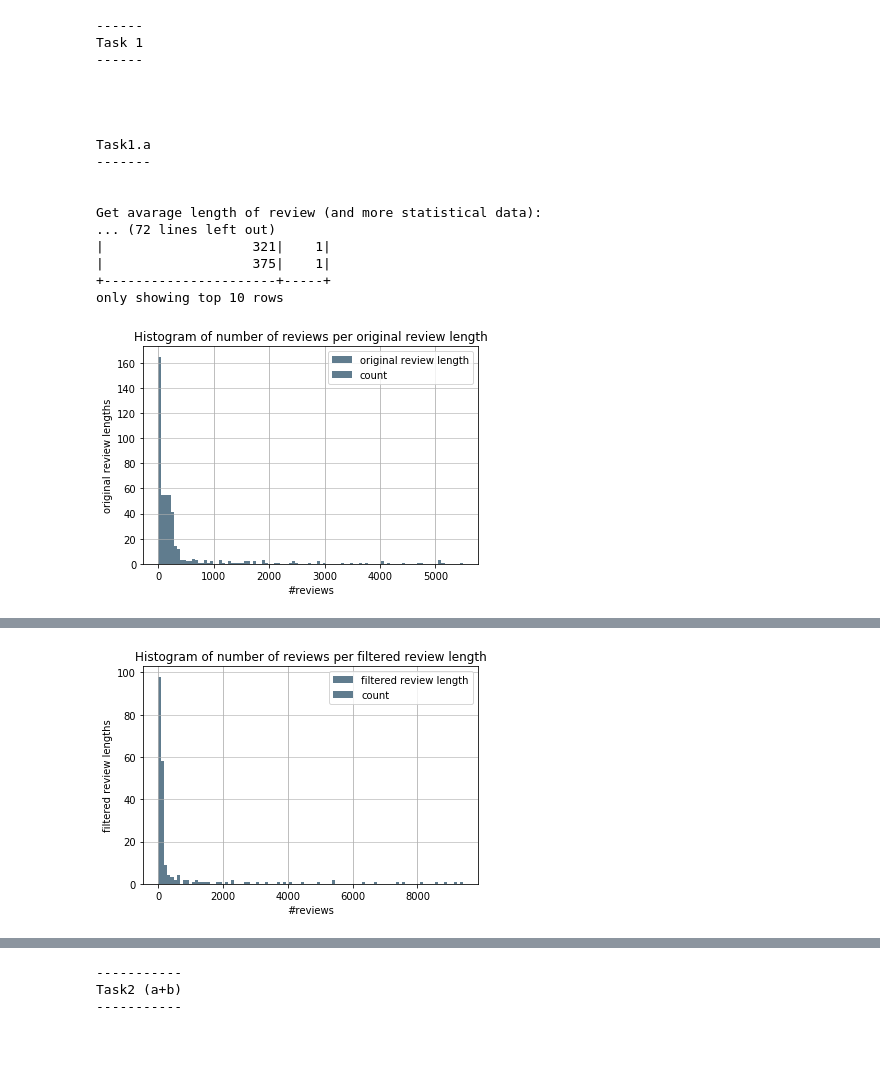
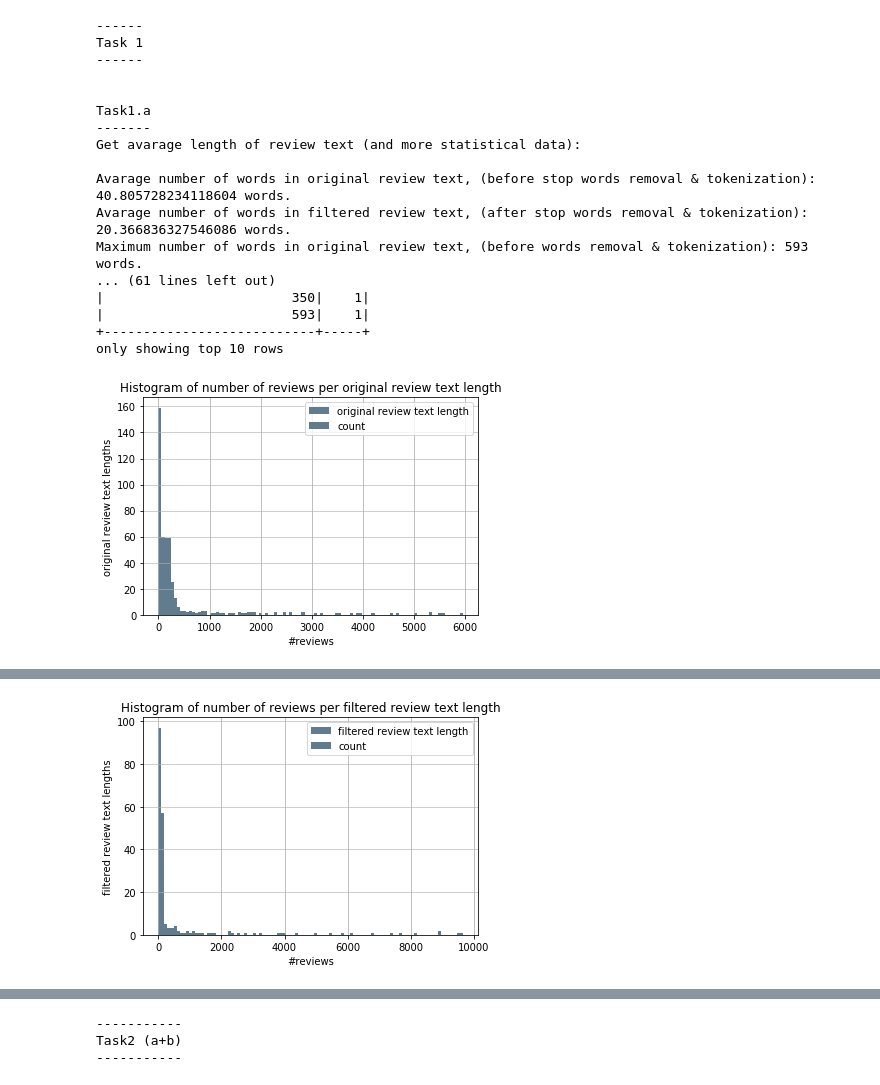
Before and after one commit to zorik9/big-data-analysis-course, a Jupyter notebook: exercises/exe3/exe3.ipynb, the cells around one changed output, grey strips where cells are left out. Drawn from its saved outputs; the diff is of its cells as text; code cells hidden in the pictures; blank space fills up the shorter version.

```diff
--- a/exercises/exe3/exe3.ipynb
+++ b/exercises/exe3/exe3.ipynb
@@ -330,43 +385,49 @@ only showing top 20 rows
 displayTitle("Task 1")
 
 displaySubTitle("Task1.a")
-print("Get avarage length of review (and more statistical data):\n")
+print("Get avarage length of review text (and more statistical data):\n")
 
-mean_words_len = filteredData.agg(F.mean("tokens"))
-mean_filtered_words_len = filteredData.agg(F.mean("count_filtered"))
+mean_original_review_len = filteredData.agg(F.mean('countTextWords'))
+mean_filtered_review_len = filteredData.agg(F.mean('countTextFiltered'))
 
-print("Avarage number of words in review, before words removal & tokenization: " + repr(mean_words_len.head()[0]) + " words.")
-print("Avarage number of words in review, after stop words removal & tokenization: " + repr(mean_filtered_words_len.head()[0]) + " words.")
+print("Avarage number of words in original review text, (before stop words removal & tokenization): " + repr(mean_original_review_len.head()[0]) + " words.")
+print("Avarage number of words in filtered review text, (after stop words removal & tokenization): " + repr(mean_filtered_review_len.head()[0]) + " words.")
 
-max_words_len = filteredData.agg(F.max("count_filtered"))
-min_words_len = filteredData.agg(F.min("count_filtered"))
-print("Maximum number of words in review, before words removal & tokenization: " + repr(max_words_len.head()[0]) + " words.")
-print("Minimum number of words in review, before words removal & tokenization: " + repr(min_words_len.head()[0]) + " words.")
-
+max_original_review_len = filteredData.agg(F.max("countTextWords"))
+min_original_review_len = filteredData.agg(F.min("countTextWords"))
+max_filtered_review_len = filteredData.agg(F.max("countTextFiltered"))
+min_filtered_review_len = filteredData.agg(F.min("countTextFiltered"))
+print("Maximum number of words in original review text, (before words removal & tokenization): " + repr(max_original_review_len.head()[0]) + " words.")
+print("Minimum number of words in original review text, (before words removal & tokenization): " + repr(min_original_review_len.head()[0]) + " words.")
+print("Maximum number of words in filtered review text, (after words removal & tokenization): " + repr(max_filtered_review_len.head()[0]) + " words.")
+print("Minimum number of words in filtered review text, (after words removal & tokenization): " + repr(min_filtered_review_len.head()[0]) + " words.")
 
 displaySubTitle("Task1.b")
-print("We should use Text column, in order to predict score column")
-
+print("We should use " + textColumnTitle + " column, in order to predict score column")
 
 displaySubTitle("Task1.c")
 print("Check if there is missing data:")
 
-missing_text_count = reviews_df.filter((reviews_df["Text"] == "") | reviews_df["Text"].isNull() | F.isnan(reviews_df["Text"])).count()
+missing_text_count = reviews_df.filter((reviews_df[textColumn] == "") | reviews_df[textColumn].isNull() | F.isnan(reviews_df[textColumn])).count()
+
+# Release unused memory
+del reviews_df
 
 if missing_text_count == 0 :
-    print("In the input data set there is no missing data.")
+    print("In the original input data set there is no missing data.")
 else:
-    print("There are " + repr(missing_text_count) + " reviews with missing text")
+    print("In the original input data set, there are " + repr(missing_text_count) + " reviews with missing " + textColumnTitle)
+    print("The missing data has been filtered out. Therefore in the filtered data there are no missing fields")
 
 displaySubTitle("Task1.d")
 print("Check exceptions in reviews:")
 
-print("In oredr to understand the exceptional lengths in the reviews, we will display a histograms of reviews length, before and after cleaning the data")
+print("In order to understand the exceptional lengths in the reviews text, we will display a histograms of reviews text length, before and after cleaning the data")
 
-displaySubTitle("Histogram of reviews length before cleaning the data")
-analyzeColumn(filteredData, "tokens", "original review length", 'review', 1)
-displaySubTitle("Histogram of reviews length after cleaning the data")
-analyzeColumn(filteredData, "count_filtered", "filtered review length", 'review', 1)
+displaySubTitle("Histogram of reviews text length before cleaning the data")
+analyzeColumn(filteredData, "countTextWords", "original review text length", "review", 1)
+displaySubTitle("Histogram of reviews text length after cleaning the data")
+analyzeColumn(filteredData, "countTextFiltered", "filtered review text length", "review", 1)
 
 
 print("In addition to histograms display, we will explore exceptional length, using the magic_percentile method.")
@@ -374,8 +435,8 @@ print("In addition to histograms display, we will explore exceptional length, us
 print("Scores grouped by percentiles review length:")
 grp_window = Window.partitionBy('score')
 magic_percentiles_values = '0.9, 0.5, 0.1, 0.01, 0.001, 0.0001, 0.00001'
-magic_percentile_alias = 'review length magic percentiles values'
-magic_percentile = F.expr('percentile_approx(count_filtered, array(' + magic_percentiles_values + '))')
+magic_percentile_alias = "review text length magic percentiles values"
+magic_percentile = F.expr('percentile_approx(countTextFiltered, array(' + magic_percentiles_values + '))')
 magic_percentile_score_reviews_length_df = filteredData.groupBy('score').agg(magic_percentile.alias(magic_percentile_alias)).orderBy("score", ascending=False)
 magic_percentile_score_reviews_length_df.show(truncate = False)
 
@@ -389,40 +450,40 @@ for j in range(n - 1):
     for i in range(m):
         if magic_percentiles[i][j] != magic_percentiles[i][j + 1]:
             break
     if i == m - 1:
         is_duplicate_column = True
         break
 
 short_review_frequency = magic_percentiles_values.split(", ")[j]
 if is_duplicate_column:
     print("Short review frequencies found.")
 
 print("Short reviews occuur in the data set at a frequency of " + repr(short_review_frequency))
 irrelevant_review_length_list = []
 for magic_percentile in magic_percentiles:
     irrelevant_review_length_list.append(magic_percentile[j])
 
 print("Short Review lengths to be filtered (ordered by index of the suitable score)")
 print(irrelevant_review_length_list)
 
 print("Filter out short reviews")
-cleanData = filteredData.rdd.filter(lambda line: line['count_filtered'] >  irrelevant_review_length_list[int(line['Score']) - 1]).toDF()
+cleanData = filteredData.rdd.filter(lambda line: line['countTextFiltered'] >  irrelevant_review_length_list[int(line['Score']) - 1]).toDF()
 # %% [output]
 ------
 Task 1
 ------
 
 
-
-
 Task1.a
 -------
+Get avarage length of review text (and more statistical data):
 
-
-Get avarage length of review (and more statistical data):
-... (72 lines left out)
-|                   321|    1|
-|                   375|    1|
-+----------------------+-----+
+Avarage number of words in original review text, (before stop words removal & tokenization): 40.805728234118604 words.
+Avarage number of words in filtered review text, (after stop words removal & tokenization): 20.366836327546086 words.
+Maximum number of words in original review text, (before words removal & tokenization): 593 words.
+... (61 lines left out)
+|                        350|    1|
+|                        593|    1|
++---------------------------+-----+
 only showing top 10 rows
-[figure, old version]
+[figure, new version]
@@ -445,4 +506,4 @@ Analyze count_filtered column
 only showing top 10 rows
-[figure, old version]
+[figure, new version]
 In addition to histograms display, we will explore exceptional length, using the magic_percentile method.
 Scores grouped by percentiles review length:
```
Also changed, not shown: parts of 15 cells of this notebook, 4 other files.
